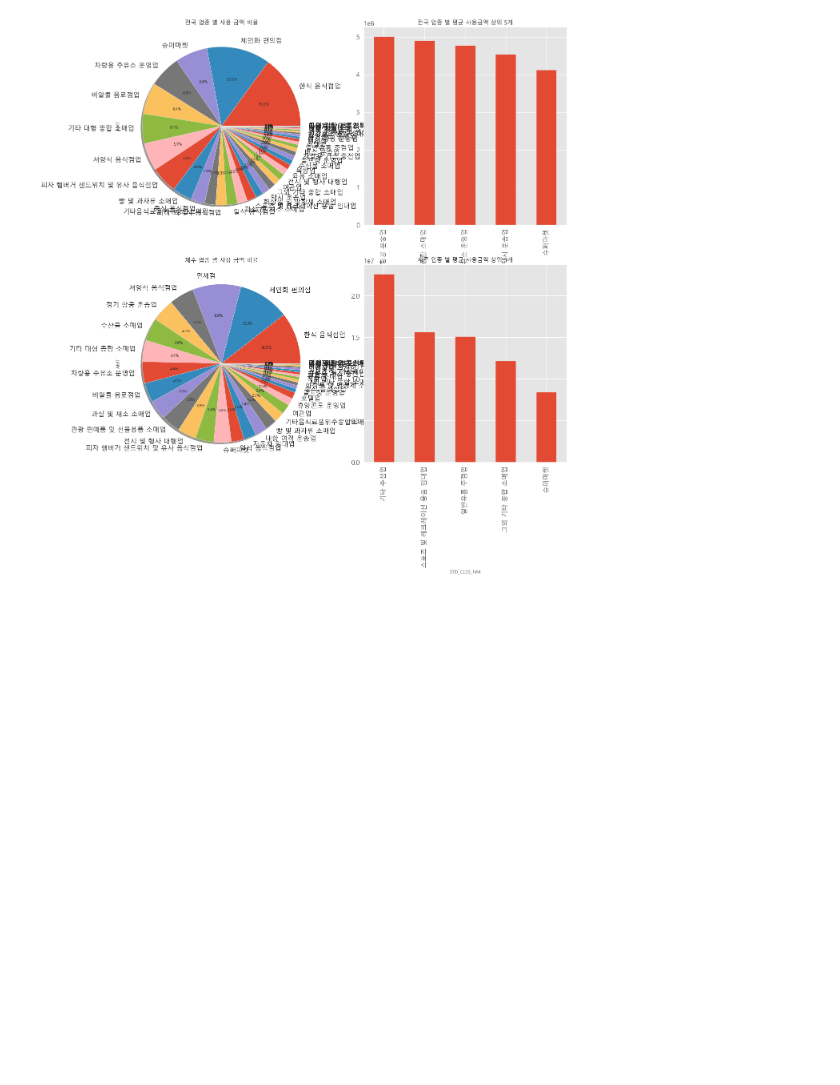
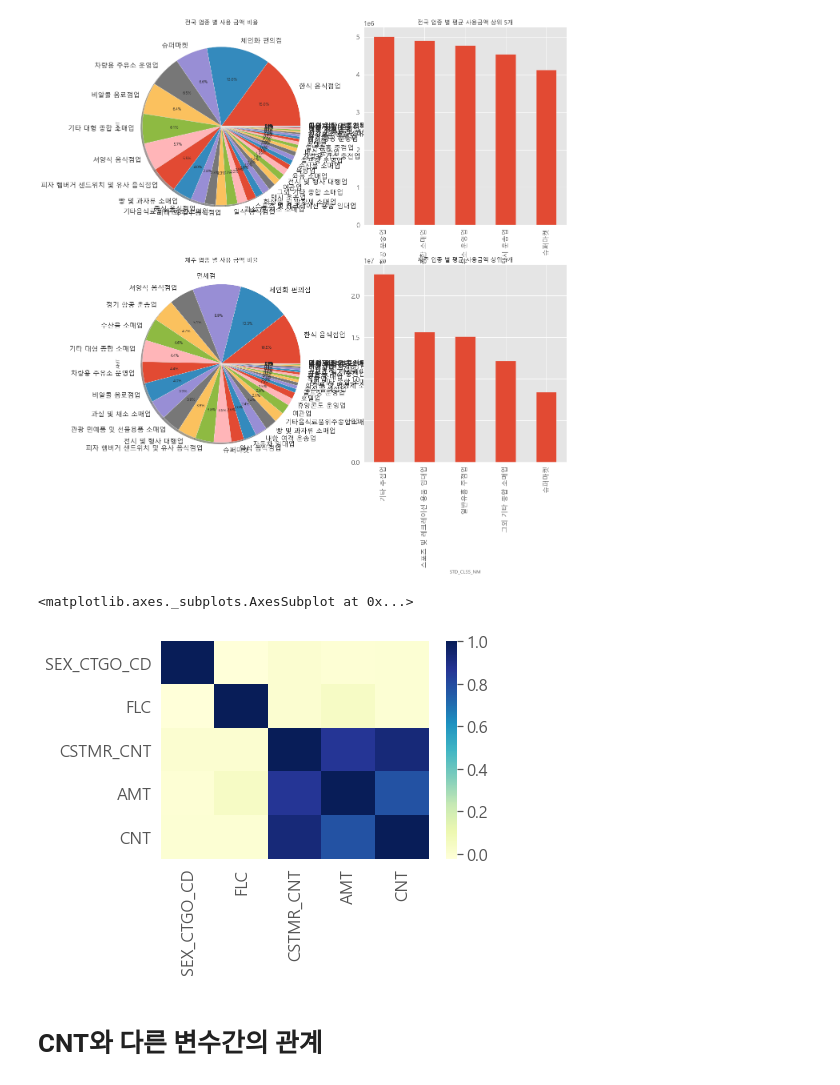
Before and after one commit to Hinterhalter/Jeju-Card-Use-Predict, a Jupyter notebook: Jeju_EDA.ipynb, the cells around one changed output. Drawn from its saved outputs; the diff is of its cells as text; code cells hidden in the pictures; blank space fills up the shorter version.

```diff
--- a/Jeju_EDA.ipynb
+++ b/Jeju_EDA.ipynb
@@ -178,3 +170,10 @@ ax[1,1].set_title('제주 업종 별 평균 사용금액 상위 5개')
 # %% [output]
 Text(0.5, 1.0, '제주 업종 별 평균 사용금액 상위 5개')
 [figure]
+# %%
+sns.heatmap(df.iloc[:,-5:].corr(),cmap='YlGnBu',fmt='.1g')
+# %% [output]
+<matplotlib.axes._subplots.AxesSubplot at 0x...>
+[figure, added]
+# %% [markdown]
+# CNT와 다른 변수간의 관계
```
Also changed, not shown: parts of 8 cells of this notebook, 1 other file.
